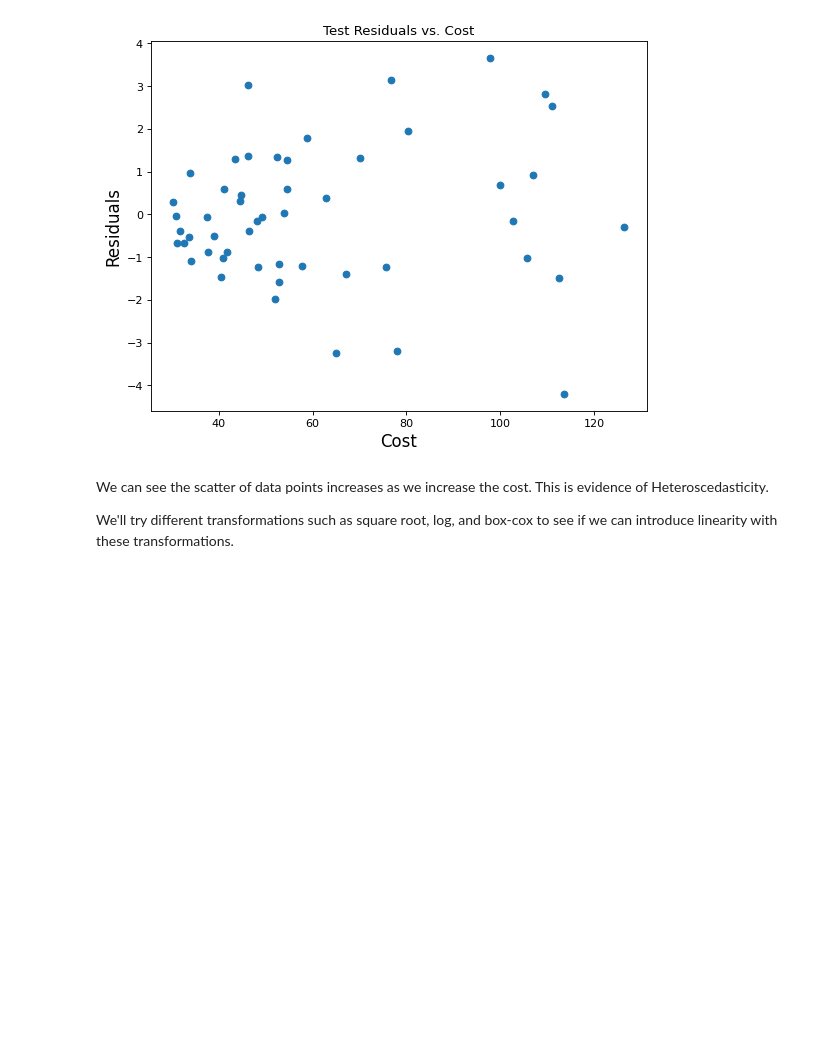
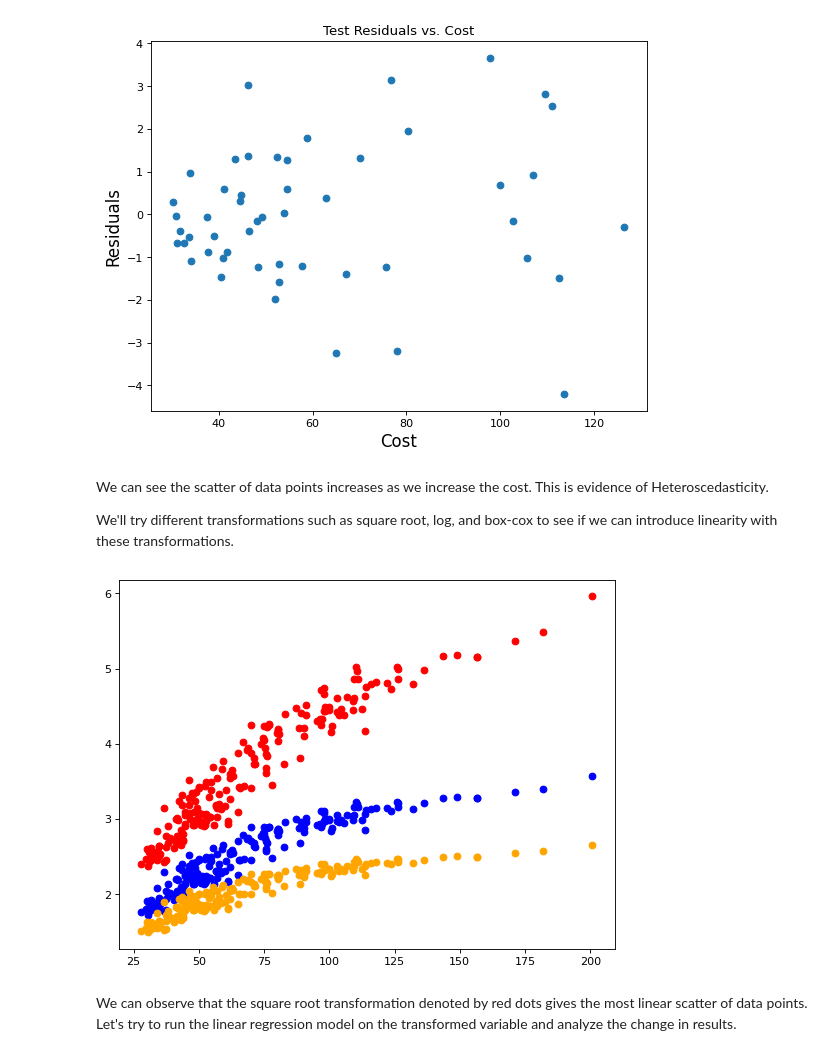
Before and after one commit to M-Abdullah-D/Training_Projects, a Jupyter notebook: Linear Regression Model Project/Notebook.ipynb, the cells around one changed output. Cells and saved outputs as stored; diff of their text form; code cells hidden in the pictures; blank space fills up the shorter version.

Commit message:
Transformation

```diff
--- a/Linear Regression Model Project/Notebook.ipynb
+++ b/Linear Regression Model Project/Notebook.ipynb
@@ -433,3 +433,21 @@ plt.show()
 We can see the scatter of data points increases as we increase the cost. This is evidence of Heteroscedasticity.
 
 We'll try different transformations such as square root, log, and box-cox to see if we can introduce linearity with these transformations.
+# %%
+#Try sqrt
+sqrt_y=np.sqrt(y)
+figure(figsize=(8, 6), dpi=80)
+plt.scatter(x, sqrt_y,color='red');
+
+#Try ln
+ln_y=np.log(y)
+plt.scatter(x, ln_y,color='blue');
+
+#Box Cox procedure on all cost
+bc_y=list(stats.boxcox(y))
+bc_y=bc_y[0]
+plt.scatter(x, bc_y,color='orange');
+# %% [output]
+[figure, added]
+# %% [markdown]
+We can observe that the square root transformation denoted by red dots gives the most linear scatter of data points. Let's try to run the linear regression model on the transformed variable and analyze the change in results.
```
